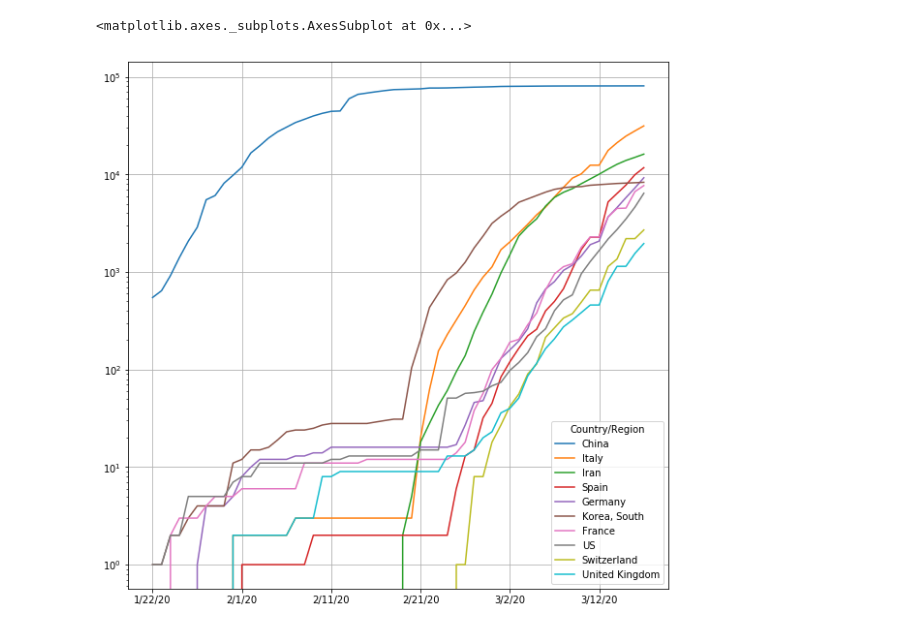
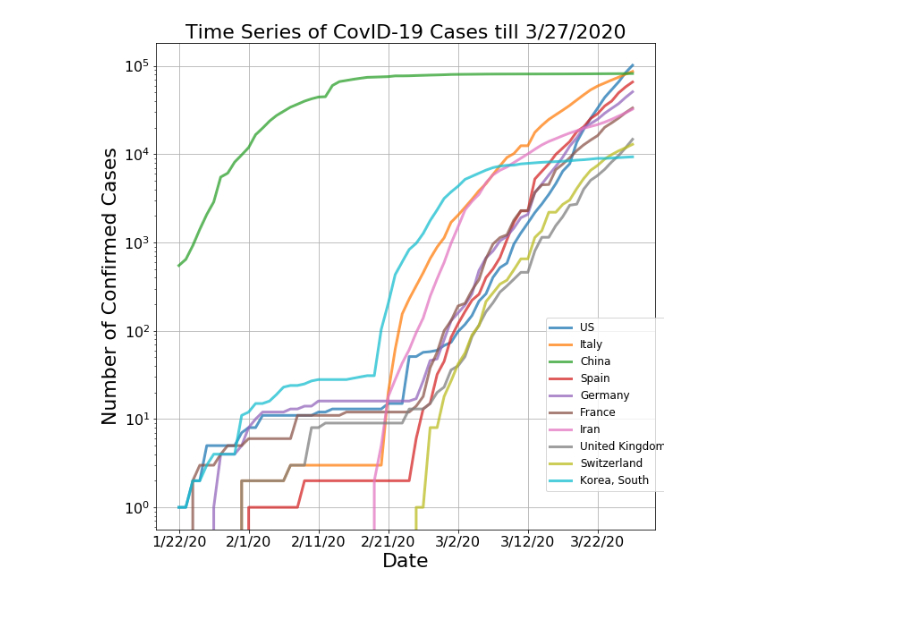
Before and after one commit to talismanbrandi/AI-ML-Tools, a Jupyter notebook: CovID19/coronaTimeSeries.ipynb, the cells around one changed output. Cells and saved outputs as stored; diff of their text form; code cells hidden in the pictures.

```diff
--- a/CovID19/coronaTimeSeries.ipynb
+++ b/CovID19/coronaTimeSeries.ipynb
@@ -6,9 +6,9 @@ import matplotlib.pyplot as plt
 import numpy as np
 
 # Read the data
-data_confirmed_raw = pd.read_csv('data/time_series_19-covid-Confirmed.csv').drop(['Province/State', 'Lat', 'Long'], axis=1)
-data_deaths_raw = pd.read_csv('data/time_series_19-covid-Deaths.csv').drop(['Province/State', 'Lat', 'Long'], axis=1)
-data_recovered_raw = pd.read_csv('data/time_series_19-covid-recovered.csv').drop(['Province/State', 'Lat', 'Long'], axis=1)
+data_confirmed_raw = pd.read_csv('data/time_series_covid19_confirmed_global.csv').drop(['Province/State', 'Lat', 'Long'], axis=1)
+data_deaths_raw = pd.read_csv('data/time_series_covid19_deaths_global.csv').drop(['Province/State', 'Lat', 'Long'], axis=1)
+data_recovered_raw = pd.read_csv('data/time_series_covid19_recovered_global.csv').drop(['Province/State', 'Lat', 'Long'], axis=1)
 
 data_confirmed = data_confirmed_raw.groupby('Country/Region', as_index=False).sum()
 data_confirmed = data_confirmed.sort_values(by=data_confirmed.keys()[-1], ascending=False, ignore_index = True).T
@@ -24,8 +24,14 @@ data_recovered.columns = data_recovered.iloc[0]
 data_confirmed = (data_confirmed.iloc[1:])
 data_deaths = data_deaths.iloc[1:]
 data_recovered = data_recovered.iloc[1:]
-# %%
-data_confirmed.plot(y=data_confirmed.columns[:10], figsize=(10,10), grid=True, logy=True)
-# %% [output]
-<matplotlib.axes._subplots.AxesSubplot at 0x...>
-[figure, removed]
+# %%
+data_confirmed.plot(y=data_confirmed.columns[:10], figsize=(10,10), grid=True, logy=True, linewidth=3, alpha=0.75, legend=False)
+plt.xlabel('Date', fontsize=22)
+plt.ylabel('Number of Confirmed Cases', fontsize=22)
+plt.title('Time Series of CovID-19 Cases till 3/27/2020', fontsize=22)
+plt.tick_params(labelsize=16)
+plt.figlegend(fontsize=12, loc=4, bbox_to_anchor=(0.9, 0.125))
+plt.savefig('time.png')
+plt.show()
+# %% [output]
+[figure, added]
```
Also changed, not shown: 10 other files.
